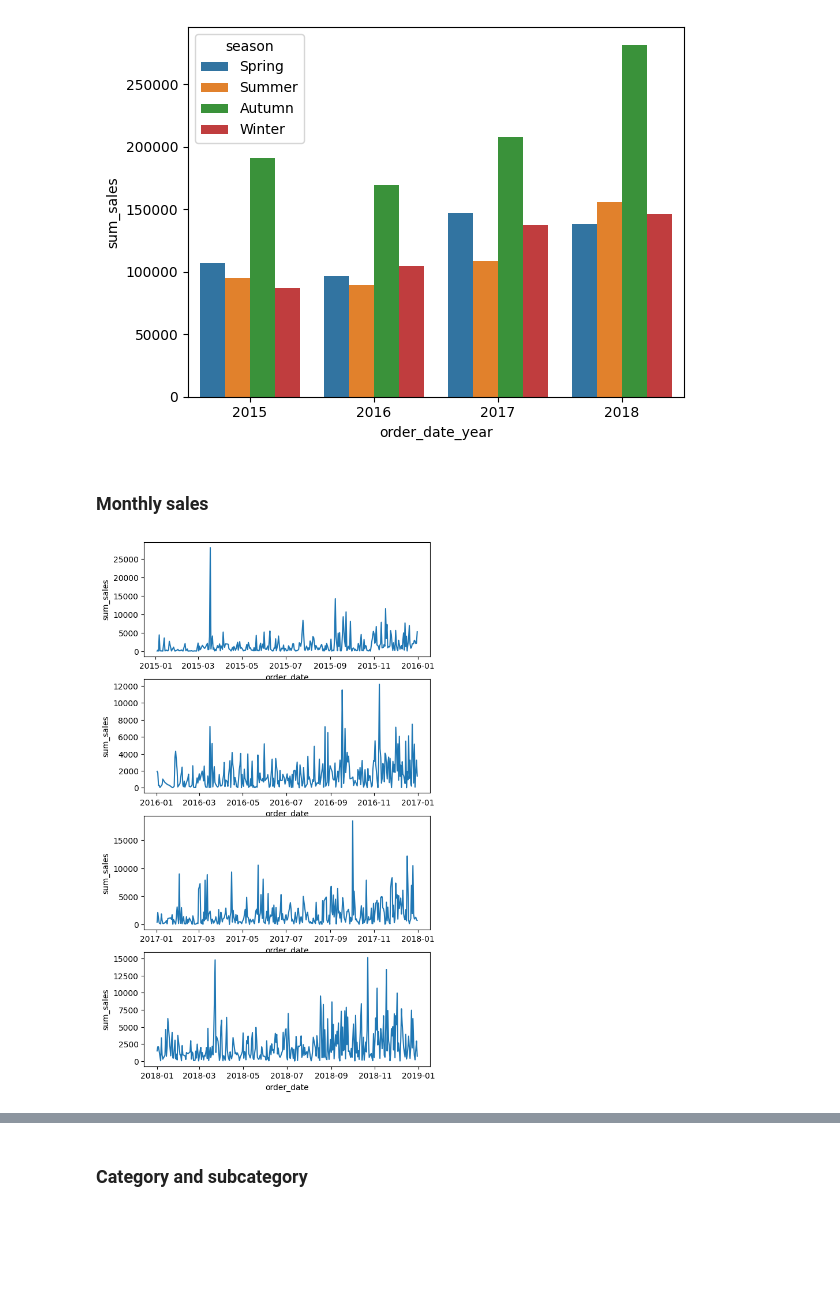
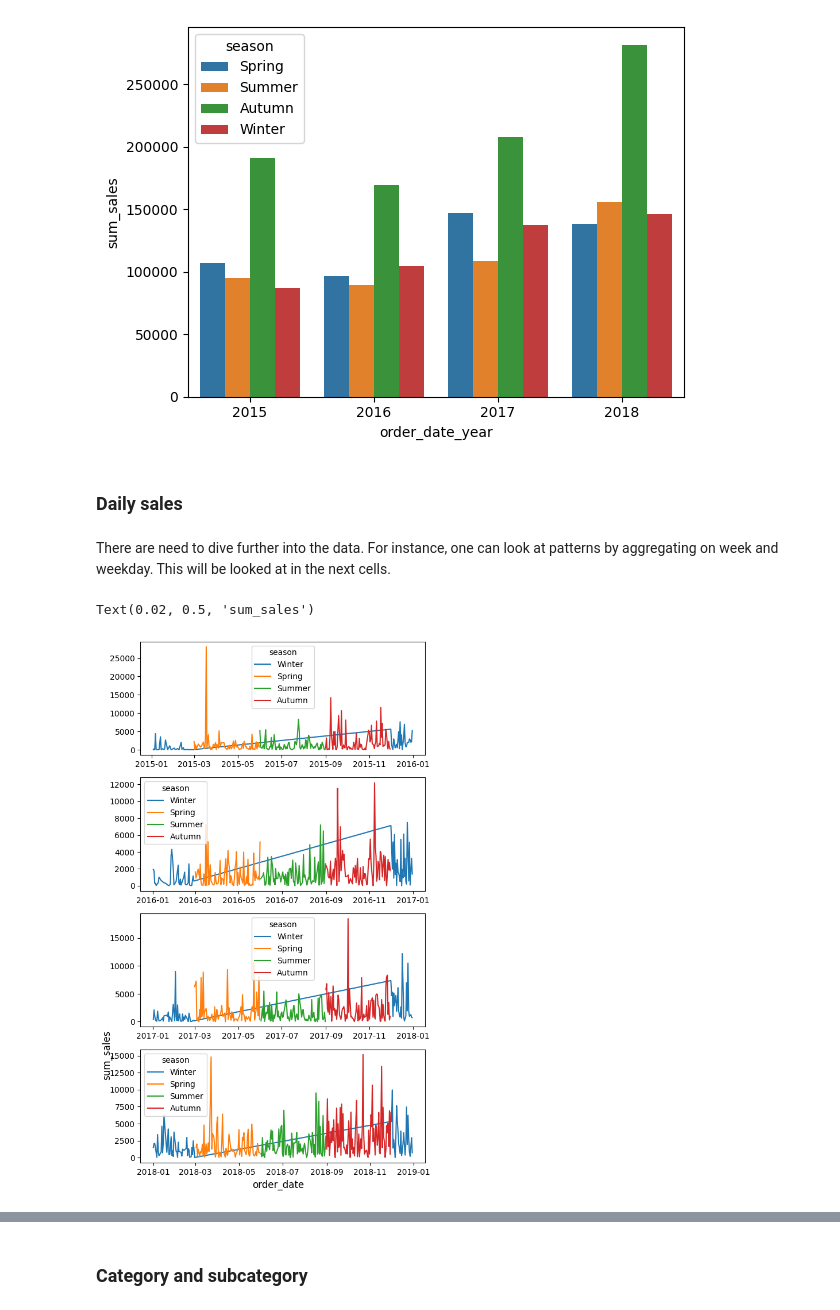
Before and after one commit to PolarsDude/Kaggle, a Jupyter notebook: Superstore Sales Dataset/superstore_sales.ipynb, the cells around one changed output, grey strips where cells are left out. Saved outputs shown, nothing was run; the diff lists cells and outputs as text; code cells hidden in the pictures; blank space fills up the shorter version.

Commit message:
Checking jumps in the data

```diff
--- a/Superstore Sales Dataset/superstore_sales.ipynb
+++ b/Superstore Sales Dataset/superstore_sales.ipynb
@@ -72,7 +72,10 @@ def change_format(data,c):
               pl.col(c).list.get(2).cast(pl.Int64).alias(c+"_"'year'))
  .with_columns(pl.concat_str([c+"_"'year',c+"_"'month',c+"_"'day'],separator="-").alias(c))
  .with_columns(pl.col(c).cast(pl.Date))
+ .with_columns(pl.col(c).dt.weekday().alias(c+"_"+"weekday"),
+               pl.col(c).dt.week().alias(c+"_"+"week"))
                                  )
+
  return data
 
 # Add season
@@ -181,27 +218,34 @@ INFO:matplotlib.category:Using categorical units to plot a list of strings that
 <Axes: xlabel='order_date_year', ylabel='sum_sales'>
 [figure]
 # %% [markdown]
-### Monthly sales
+### Daily sales
+# %% [markdown]
+There are need to dive further into the data. For instance, one can look at patterns by aggregating on week and weekday. This will be looked at in the next cells.
 # %%
 agg_month = (data
-.group_by(pl.col('order_date'))
+.group_by(pl.col('order_date'),'season')
 .agg(n_observations = pl.len(),
      n_unique_customers = pl.col('customer_id').n_unique(),
      n_unique_products = pl.col('product_id').n_unique(),
      sum_sales = pl.col('sales').sum())
 .with_columns(order_date_year = pl.col('order_date').dt.year().cast(pl.Int64))
 .sort(by = 'order_date',descending = False)
 )
 
+# Partition by year
 agg_month_partition = agg_month.partition_by(by = 'order_date_year')
 
 # Creating subplot axes
 fig, ax = plt.subplots(4,1)
 
 for (index,year) in enumerate(agg_month_partition):
- ax[index] = sns.lineplot(data = year.to_pandas(),x = 'order_date',y = 'sum_sales',ax = ax[index])
+ ax[index] = sns.lineplot(data = year.to_pandas(),x = 'order_date',y = 'sum_sales',hue='season',ax = ax[index])
+ ax[index].set(xlabel = "",ylabel="")
 
 # Adjust the spacing
 plt.subplots_adjust(top=2)
+fig.supxlabel('order_date')
+fig.supylabel('sum_sales')
 # %% [output]
+Text(0.02, 0.5, 'sum_sales')
-[figure, old version]
+[figure, new version]
```
Also changed, not shown: parts of 12 cells of this notebook.
